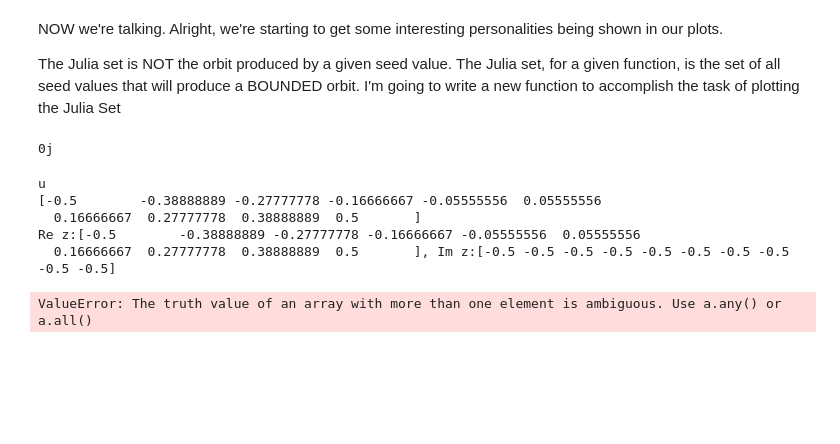
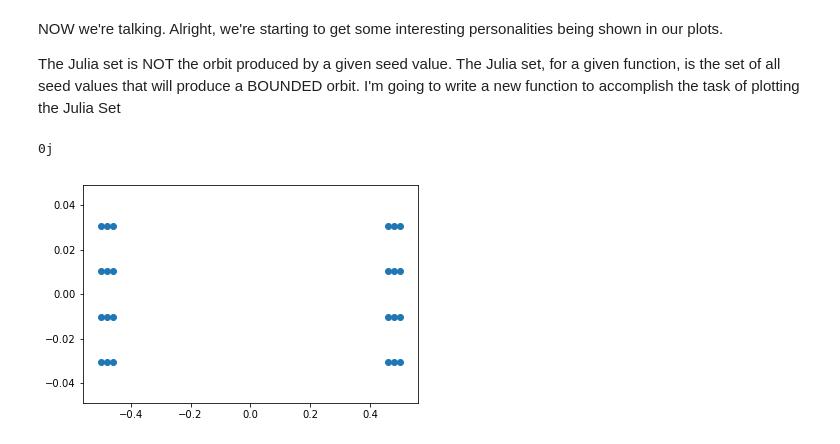
Before and after one commit to AaruranE/FuncNet, a Jupyter notebook: Julia Set generation.ipynb, the cells around one changed output. Saved outputs shown, nothing was run; the diff lists cells and outputs as text; code cells hidden in the pictures; blank space fills up the shorter version.

```diff
--- a/Julia Set generation.ipynb
+++ b/Julia Set generation.ipynb
@@ -105,43 +104,38 @@ square(-0.5j + 0.5j)
 # %% [output]
 0j
 # %%
-def juliaSet(f, xmin=-0.5, xmax=0.5, ymin=-0.5, ymax=0.5, latticeSide=10, maxModulus=1, maxIteration=25, display=True):
-
+def juliaSet(f, xmin=-0.5, xmax=0.5, ymin=-0.5, ymax=0.5, latticeSide=50, maxModulus=1, maxIteration=25, display=True):
     u = np.linspace(xmin, xmax, latticeSide)
     v = np.linspace(ymin, ymax, latticeSide)
+    (uu, vv) = np.meshgrid(u, v, sparse=True)
+    grid = np.concatenate(uu + (1j)*vv)
+    epsilon = 1e-1
+    seeds = []
     if display:
-        print("u")
-        print(u)
-    uu, vv = np.meshgrid(u,v, sparse=True)
-    grid = uu + (1j)*vv
-    seeds = []
-
+        print("u: {0}".format(u))
+        print("v: {0}".format(v))
+        print("uu: {0}".format(uu))
+        print("vv: {0}".format(vv))
+        print("grid: {0}".format(grid))
     for z0 in grid:
             z = f(z0)
             k = 1
             if display:
                 print("Re z:{0}, Im z:{1}".format(np.real(z0), np.imag(z0)))
+                print("z0:{0}".format(z0))
             while k < maxIteration and np.abs(z) < maxModulus:
                 if display:
                     print("Re z:{0}, Im z:{1}".format(np.real(z), np.imag(z)))
-                if z == f(z):
+                if np.abs(z-f(z)) < epsilon:
+                    seeds.append(z0)
                     break
                 else:
                     z = f(z)
                 k = k + 1
-            if i < maxIteration:
-                seeds.append(seed)
-
     return seeds
-
-unitParabola = juliaSet(lambda x: x*x + 1)
-print(unitParabola)
+unitParabola = juliaSet(lambda x: x*x - 0.75, display=False)
+#print(unitParabola)
 plt.scatter(np.real(unitParabola), np.imag(unitParabola))
 plt.show()
 # %% [output]
-u
-[-0.5        -0.38888889 -0.27777778 -0.16666667 -0.05555556  0.05555556
-  0.16666667  0.27777778  0.38888889  0.5       ]
-Re z:[-0.5        -0.38888889 -0.27777778 -0.16666667 -0.05555556  0.05555556
-  0.16666667  0.27777778  0.38888889  0.5       ], Im z:[-0.5 -0.5 -0.5 -0.5 -0.5 -0.5 -0.5 -0.5 -0.5 -0.5]
-ValueError: The truth value of an array with more than one element is ambiguous. Use a.any() or a.all()
+[figure, added]
```
Also changed, not shown: parts of 1 cell of this notebook, 2 other files.
